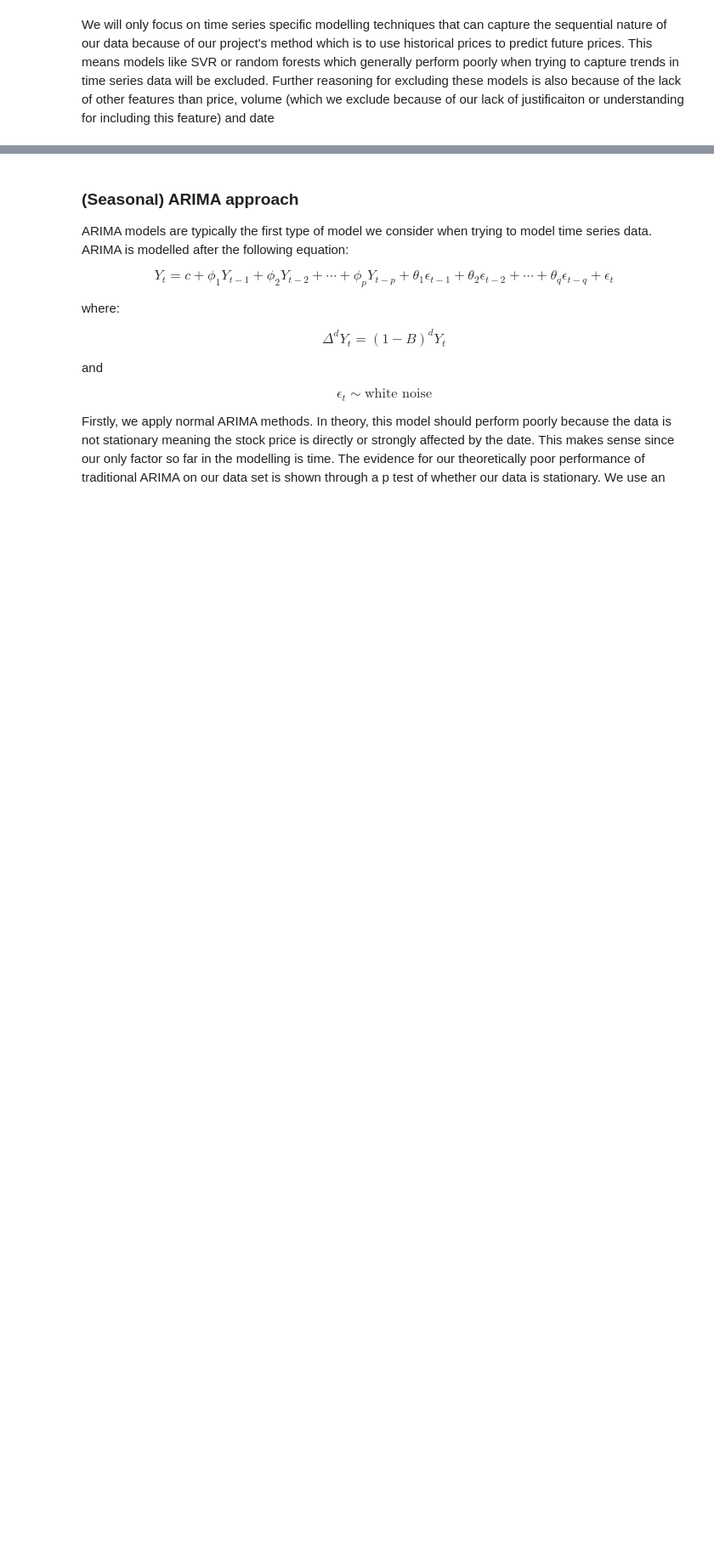
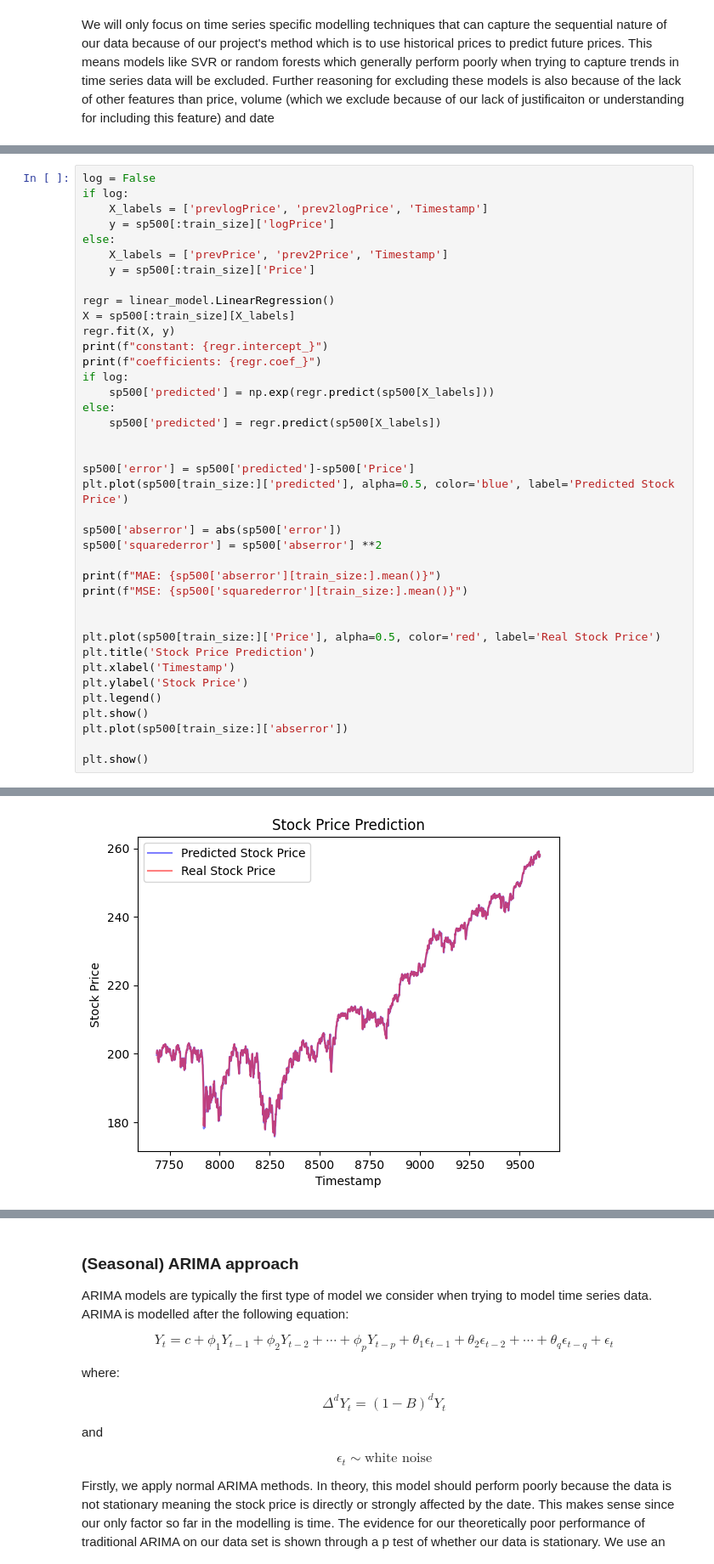
Before and after one commit to AdamChoong0095/NUS-Stock-Data, a Jupyter notebook: Stock_price_prediction.ipynb, the cells around one changed output, grey strips where cells are left out. Shown at 85% size. Saved outputs shown, nothing was run; the diff lists cells and outputs as text; blank space fills up the shorter version.

```diff
--- a/Stock_price_prediction.ipynb
+++ b/Stock_price_prediction.ipynb
@@ -153,0 +269,40 @@ We will only focus on time series specific modelling techniques that can capture
+# %%
+log = False
+if log:
+    X_labels = ['prevlogPrice', 'prev2logPrice', 'Timestamp']
+    y = sp500[:train_size]['logPrice']
+else:
+    X_labels = ['prevPrice', 'prev2Price', 'Timestamp']
+    y = sp500[:train_size]['Price']
+
+regr = linear_model.LinearRegression()
+X = sp500[:train_size][X_labels]
+regr.fit(X, y)
+print(f"constant: {regr.intercept_}")
+print(f"coefficients: {regr.coef_}")
+if log:
+    sp500['predicted'] = np.exp(regr.predict(sp500[X_labels]))
+else:
+    sp500['predicted'] = regr.predict(sp500[X_labels])
+
+
+sp500['error'] = sp500['predicted']-sp500['Price']
+plt.plot(sp500[train_size:]['predicted'], alpha=0.5, color='blue', label='Predicted Stock Price')
+
+sp500['abserror'] = abs(sp500['error'])
+sp500['squarederror'] = sp500['abserror'] **2
+
+print(f"MAE: {sp500['abserror'][train_size:].mean()}")
+print(f"MSE: {sp500['squarederror'][train_size:].mean()}")
+
+
+plt.plot(sp500[train_size:]['Price'], alpha=0.5, color='red', label='Real Stock Price')
+plt.title('Stock Price Prediction')
+plt.xlabel('Timestamp')
+plt.ylabel('Stock Price')
+plt.legend()
+plt.show()
+plt.plot(sp500[train_size:]['abserror'])
+
+plt.show()
+# %% [output]
@@ -153,0 +313 @@ We will only focus on time series specific modelling techniques that can capture
+[figure, added]
```
Also changed, not shown: parts of 14 cells of this notebook, 2 other files.
